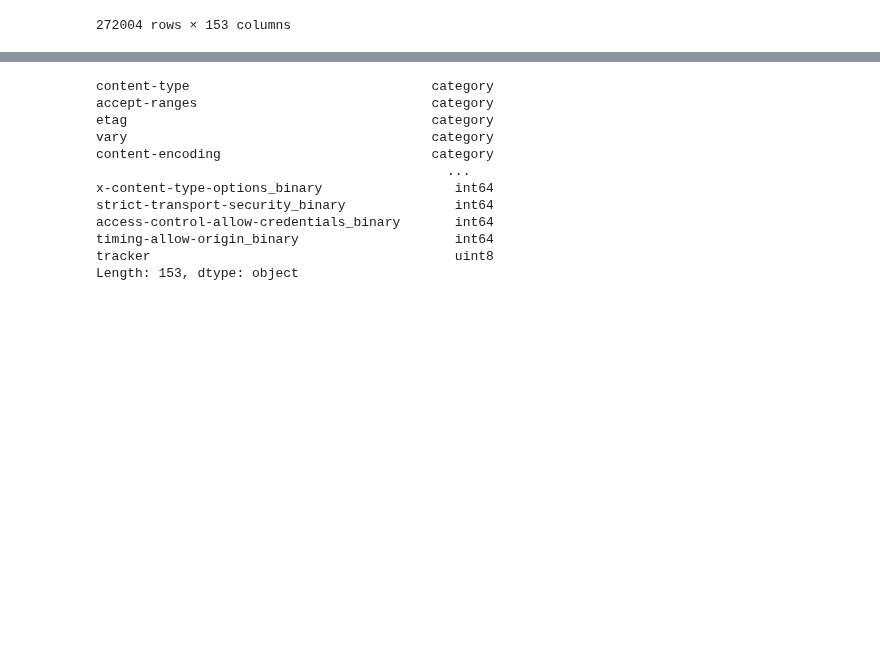
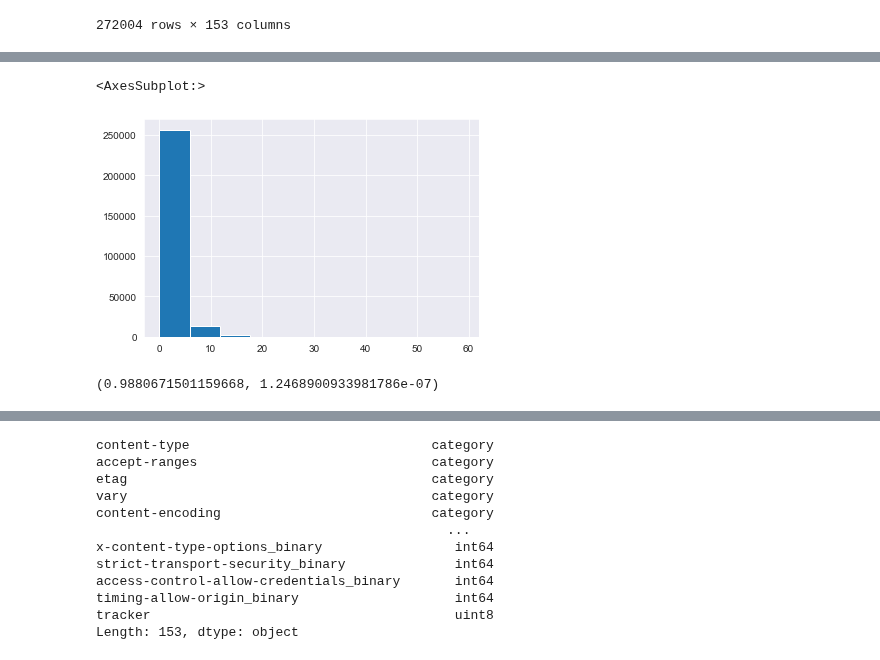
Before and after one commit to wolfrieder/http-response-classifier, a Jupyter notebook: notebooks/modeling.ipynb, the cells around one changed output, grey strips where cells are left out. Cells and saved outputs as stored; diff of their text form; code cells hidden in the pictures; blank space fills up the shorter version.

```diff
--- a/notebooks/modeling.ipynb
+++ b/notebooks/modeling.ipynb
@@ -59,0 +334,9 @@ X_test, y_test = test_data.iloc[:, :-1], test_data[["tracker"]]
+# %%
+X_train['comb_col_non_tracker'].hist()
+# %% [output]
+<AxesSubplot:>
+[figure, added]
+# %%
+print(check_distribution(X_train, 'header_count'))
+# %% [output]
+(0.9880671501159668, 1.2468900933981786e-07)
```
Also changed, not shown: parts of 106 cells of this notebook, 14 other files.
